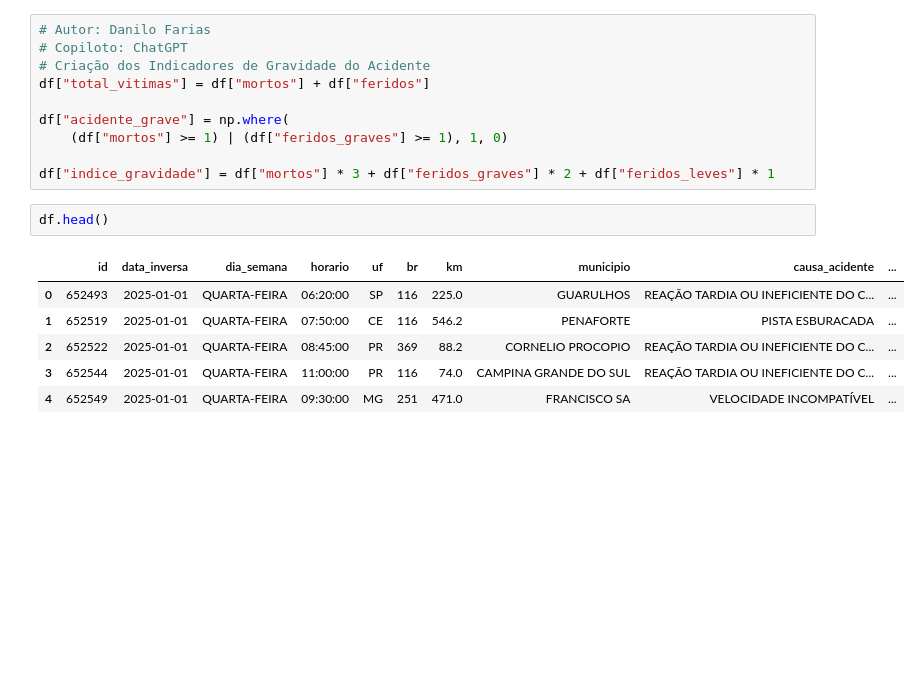
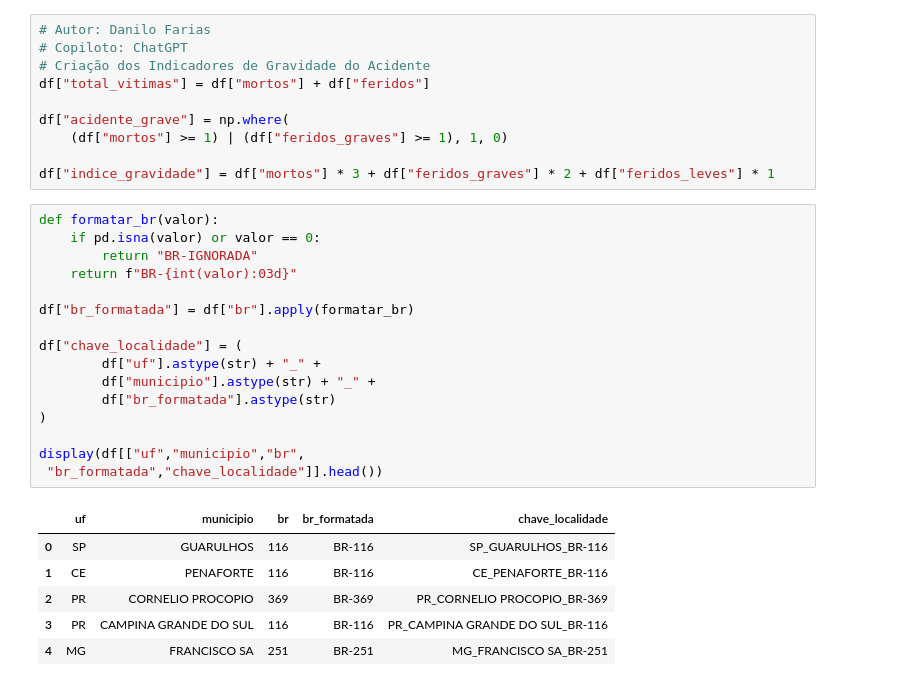
Before and after one commit to andrezlucas/FAP-2026-AnaliseDados, a Jupyter notebook: Projeto_PRF/notebooks/modulo04.ipynb, the cells around one changed output. Saved outputs shown, nothing was run; the diff lists cells and outputs as text; blank space fills up the shorter version.

```diff
--- a/Projeto_PRF/notebooks/modulo04.ipynb
+++ b/Projeto_PRF/notebooks/modulo04.ipynb
@@ -497,11 +497,25 @@ df["acidente_grave"] = np.where(
 
 df["indice_gravidade"] = df["mortos"] * 3 + df["feridos_graves"] * 2 + df["feridos_leves"] * 1
 # %%
-df.head()
+def formatar_br(valor):
+    if pd.isna(valor) or valor == 0:
+        return "BR-IGNORADA"
+    return f"BR-{int(valor):03d}"
+
+df["br_formatada"] = df["br"].apply(formatar_br)
+
+df["chave_localidade"] = (
+        df["uf"].astype(str) + "_" +
+        df["municipio"].astype(str) + "_" +
+        df["br_formatada"].astype(str)
+)
+
+display(df[["uf","municipio","br",
+ "br_formatada","chave_localidade"]].head())
 # %% [output]
-|  | id | data_inversa | dia_semana | horario | uf | br | km | municipio | causa_acidente | ... |
-| 0 | 652493 | 2025-01-01 | QUARTA-FEIRA | 06:20:00 | SP | 116 | 225.0 | GUARULHOS | REAÇÃO TARDIA OU INEFICIENTE DO C... | ... |
-| 1 | 652519 | 2025-01-01 | QUARTA-FEIRA | 07:50:00 | CE | 116 | 546.2 | PENAFORTE | PISTA ESBURACADA | ... |
-| 2 | 652522 | 2025-01-01 | QUARTA-FEIRA | 08:45:00 | PR | 369 | 88.2 | CORNELIO PROCOPIO | REAÇÃO TARDIA OU INEFICIENTE DO C... | ... |
-| 3 | 652544 | 2025-01-01 | QUARTA-FEIRA | 11:00:00 | PR | 116 | 74.0 | CAMPINA GRANDE DO SUL | REAÇÃO TARDIA OU INEFICIENTE DO C... | ... |
-| 4 | 652549 | 2025-01-01 | QUARTA-FEIRA | 09:30:00 | MG | 251 | 471.0 | FRANCISCO SA | VELOCIDADE INCOMPATÍVEL | ... |
+|  | uf | municipio | br | br_formatada | chave_localidade |
+| 0 | SP | GUARULHOS | 116 | BR-116 | SP_GUARULHOS_BR-116 |
+| 1 | CE | PENAFORTE | 116 | BR-116 | CE_PENAFORTE_BR-116 |
+| 2 | PR | CORNELIO PROCOPIO | 369 | BR-369 | PR_CORNELIO PROCOPIO_BR-369 |
+| 3 | PR | CAMPINA GRANDE DO SUL | 116 | BR-116 | PR_CAMPINA GRANDE DO SUL_BR-116 |
+| 4 | MG | FRANCISCO SA | 251 | BR-251 | MG_FRANCISCO SA_BR-251 |
```
Also changed, not shown: parts of 13 cells of this notebook, 3 other files.
